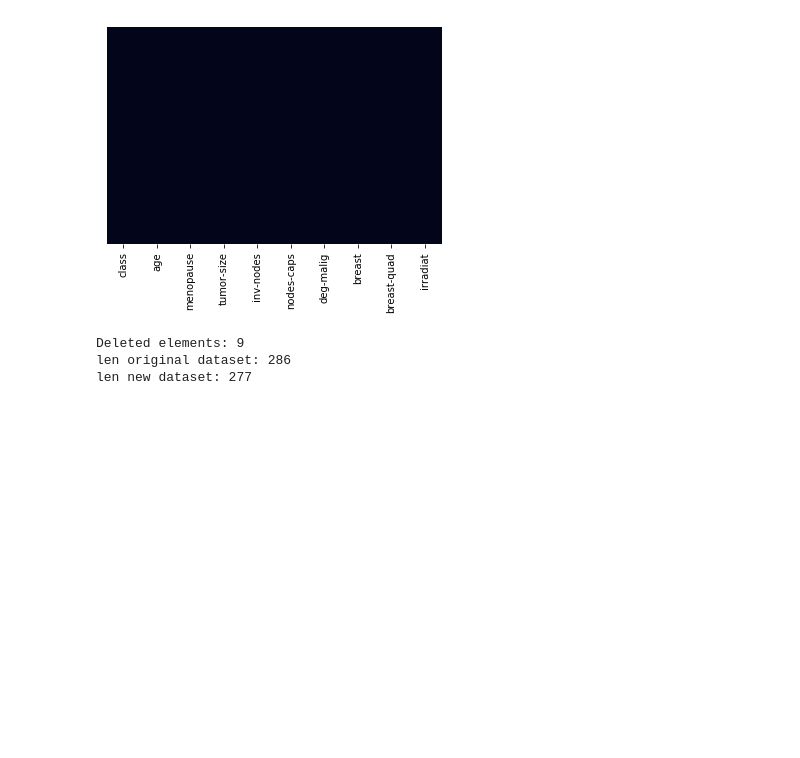
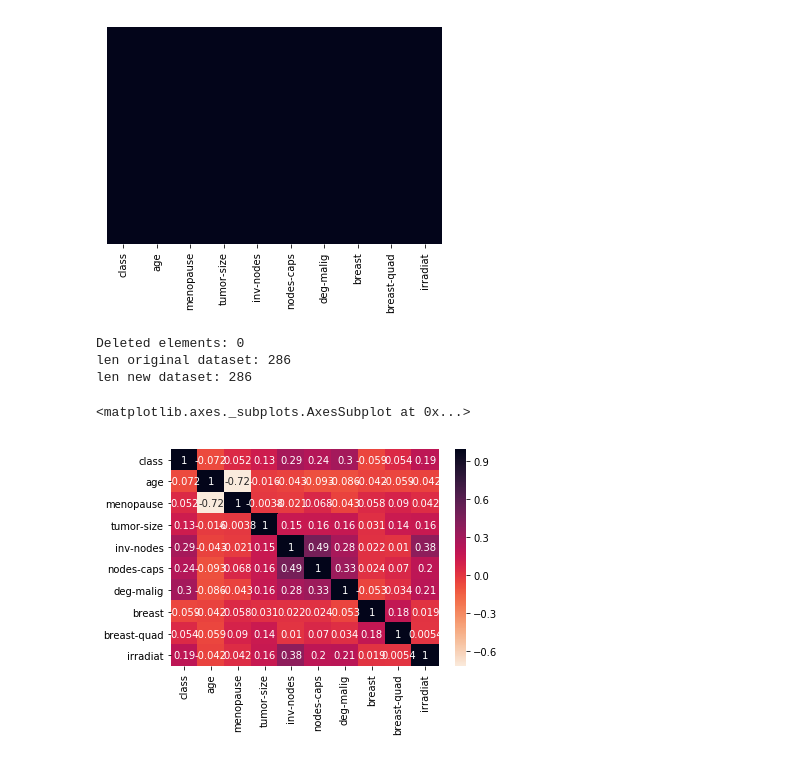
Before and after one commit to ednunes/machine-learning-projects, a Jupyter notebook: main.ipynb, the cells around one changed output. Saved outputs shown, nothing was run; the diff lists cells and outputs as text; code cells hidden in the pictures; blank space fills up the shorter version.

Commit message:
Add normalized dataset

```diff
--- a/main.ipynb
+++ b/main.ipynb
@@ -151,6 +171,6 @@ sns.heatmap(dataset.isna(), cbar=False, yticklabels=False)
 # %%
 # Remove all nan elements
-dataset.dropna()
+dataset = dataset.dropna()
 sns.heatmap(dataset.isna(), cbar=False, yticklabels=False)
 # %% [output]
 <matplotlib.axes._subplots.AxesSubplot at 0x...>
@@ -159,27 +179,19 @@ sns.heatmap(dataset.isna(), cbar=False, yticklabels=False)
 deleted_elements = len(original_dataset) - len(dataset)
 print("\nDeleted elements: {}\nlen original dataset: {}\nlen new dataset: {}\n".format(deleted_elements,len(original_dataset), len(dataset)))
 # %% [output]
-Deleted elements: 9
+Deleted elements: 0
 len original dataset: 286
-len new dataset: 277
+len new dataset: 286
-# %%
-# DEMONSTRATIVO DE NORMALIZAÇÂO
-
-data = original_dataset
-
-le = LabelEncoder()
-class_data = np.array(data['class'])
-age = np.array(data['age'])
-deg_malig = np.array(data['deg-malig'])
-
-
-class_data_normalized = le.fit_transform(class_data)
-age_normalized = le.fit_transform(age)
-deg_malig_normalized = le.fit_transform(deg_malig)
-
-# for i, x in enumerate(deg_malig):
-#    print(deg_malig[i], deg_malig_normalized[i])
-
-# print(age, age_normalized, deg_malig_normalized)
-
-features = list(zip(age_normalized, deg_malig_normalized))
+# %%
+dataset_normalized = pd.DataFrame()
+
+for att in dataset:
+    if(att!="deg-malig"):
+        dataset_normalized[att] = le.fit_transform(dataset[att].astype(str))
+    else:
+        dataset_normalized[att] = dataset[att]
+
+sns.heatmap(dataset_normalized.corr(), annot=True, cmap=sns.cm.rocket_r)
+# %% [output]
+<matplotlib.axes._subplots.AxesSubplot at 0x...>
+[figure, added]
```
Also changed, not shown: parts of 2 cells of this notebook.
